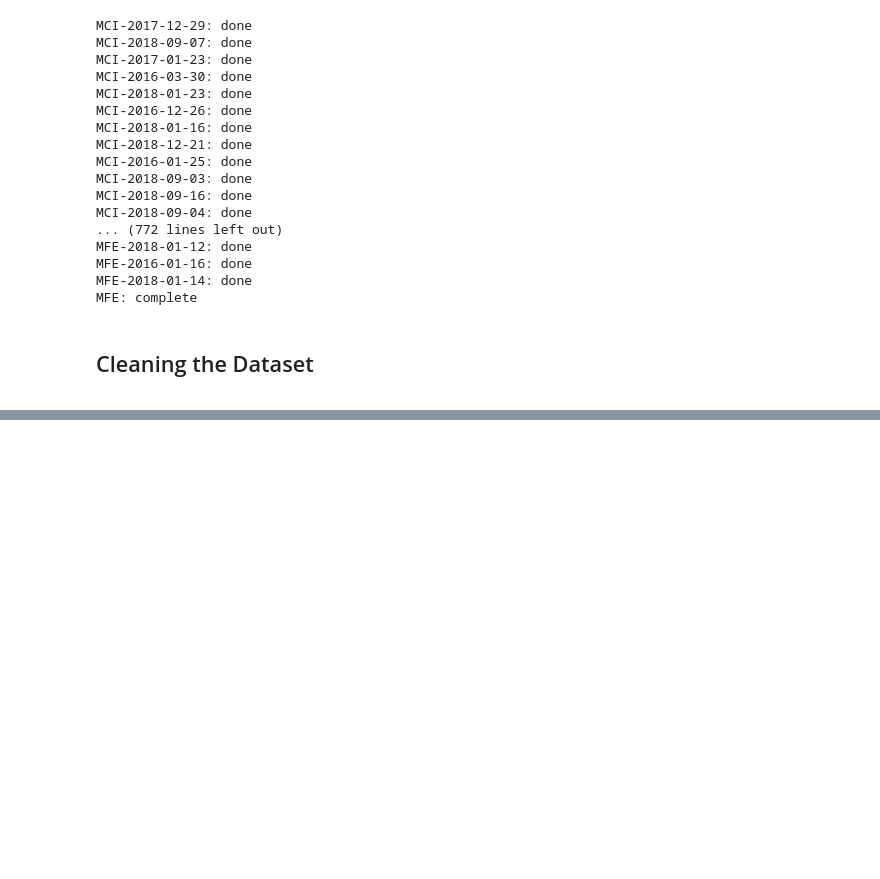
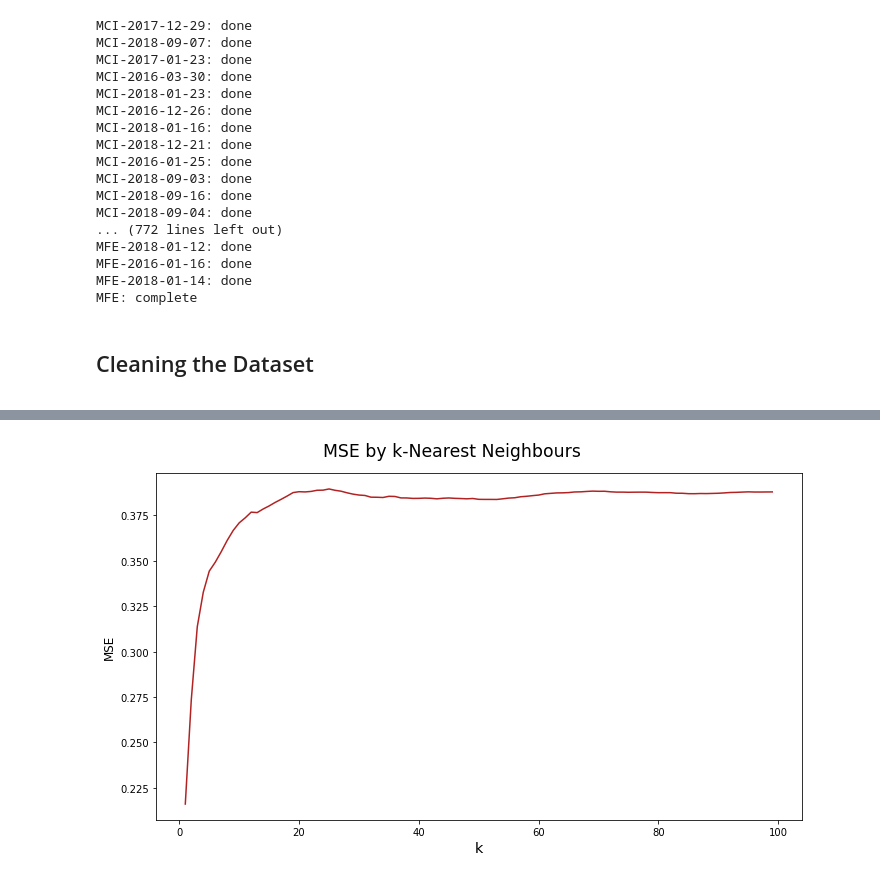
Before and after one commit to Oryder-green/FDS-project, a Jupyter notebook: Data Cleaning.ipynb, the cells around one changed output, grey strips where cells are left out. Cells and saved outputs as stored; diff of their text form; code cells hidden in the pictures; blank space fills up the shorter version.

```diff
--- a/Data Cleaning.ipynb
+++ b/Data Cleaning.ipynb
@@ -382,0 +363,9 @@ df.drop(df.index[mask6])
+# %%
+#drop observations missing Day Average Temp, High Temp, Low Temp, Max Wind Speed and Sea Level Pressure.
+mask4 = df[df['Day Average Temp'].isna() & df['High Temp'].isna() & df['Low Temp'].isna() \
+           & df['Max Wind Speed'].isna() & df['Sea Level Pressure'].isna()].index
+
+df = df.drop(df.index[mask4])
+
+#reset index
+df = df.reset_index(drop=True)
@@ -382,0 +465,22 @@ df.drop(df.index[mask6])
+# %%
+average_errors = {}
+for k in errors:
+    averr = np.mean(errors[k])
+    average_errors.update({k: averr})
+# %%
+#Plot MSE by k.
+ks = list(average_errors.keys())
+av_mses = list(average_errors.values())
+
+
+fig, axes = plt.subplots(1,1, figsize=(10,6))
+
+fig.suptitle('MSE by k-Nearest Neighbours',  size= 'xx-large')
+
+sns.lineplot(y=av_mses, x=ks, color='firebrick').set_xlabel('k', size='x-large')
+plt.ylabel('MSE', size='large')
+
+plt.tight_layout()
+plt.show()
+# %% [output]
+[figure, added]
```
Also changed, not shown: parts of 31 cells of this notebook, 1 other file.
